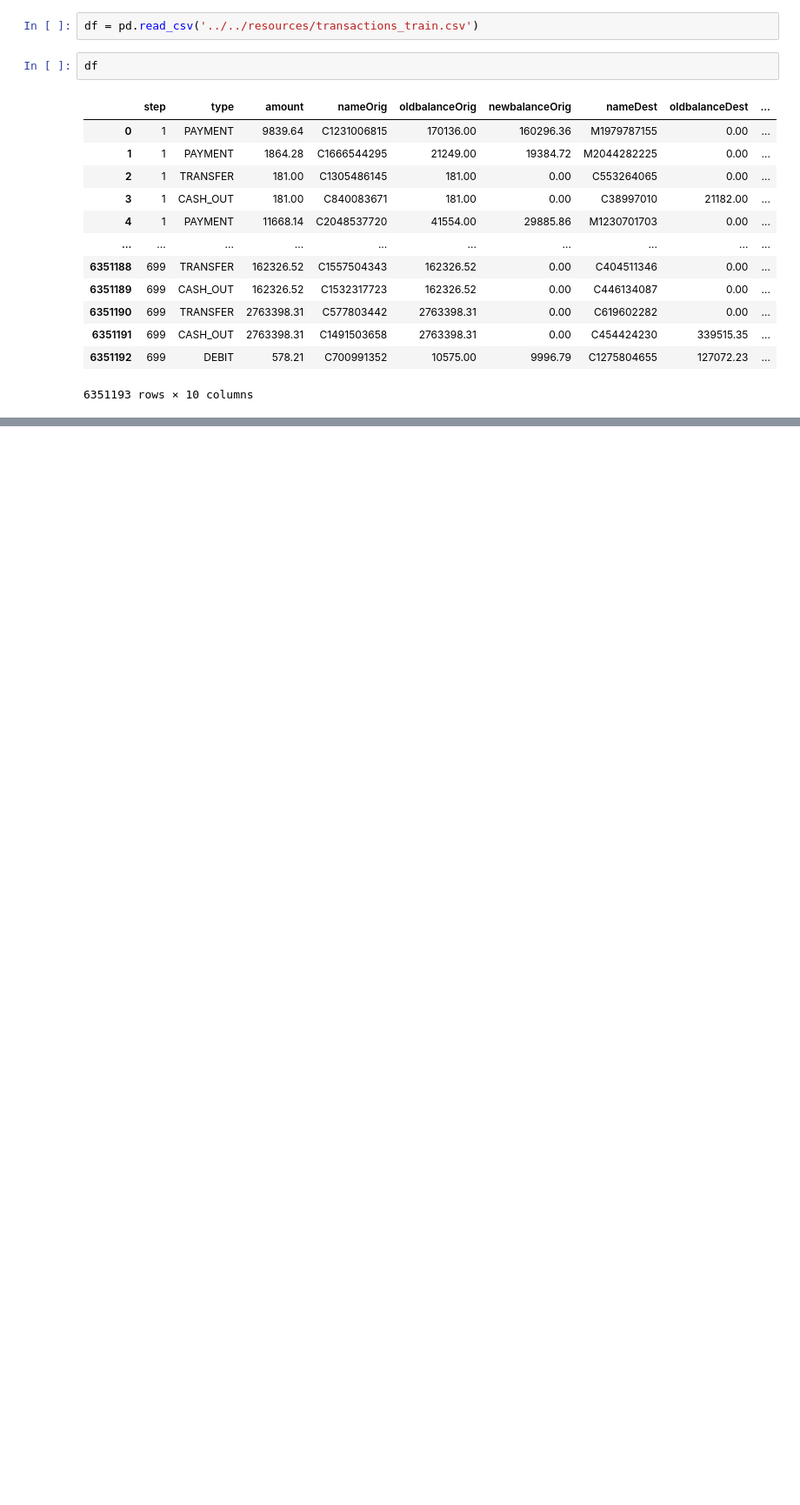
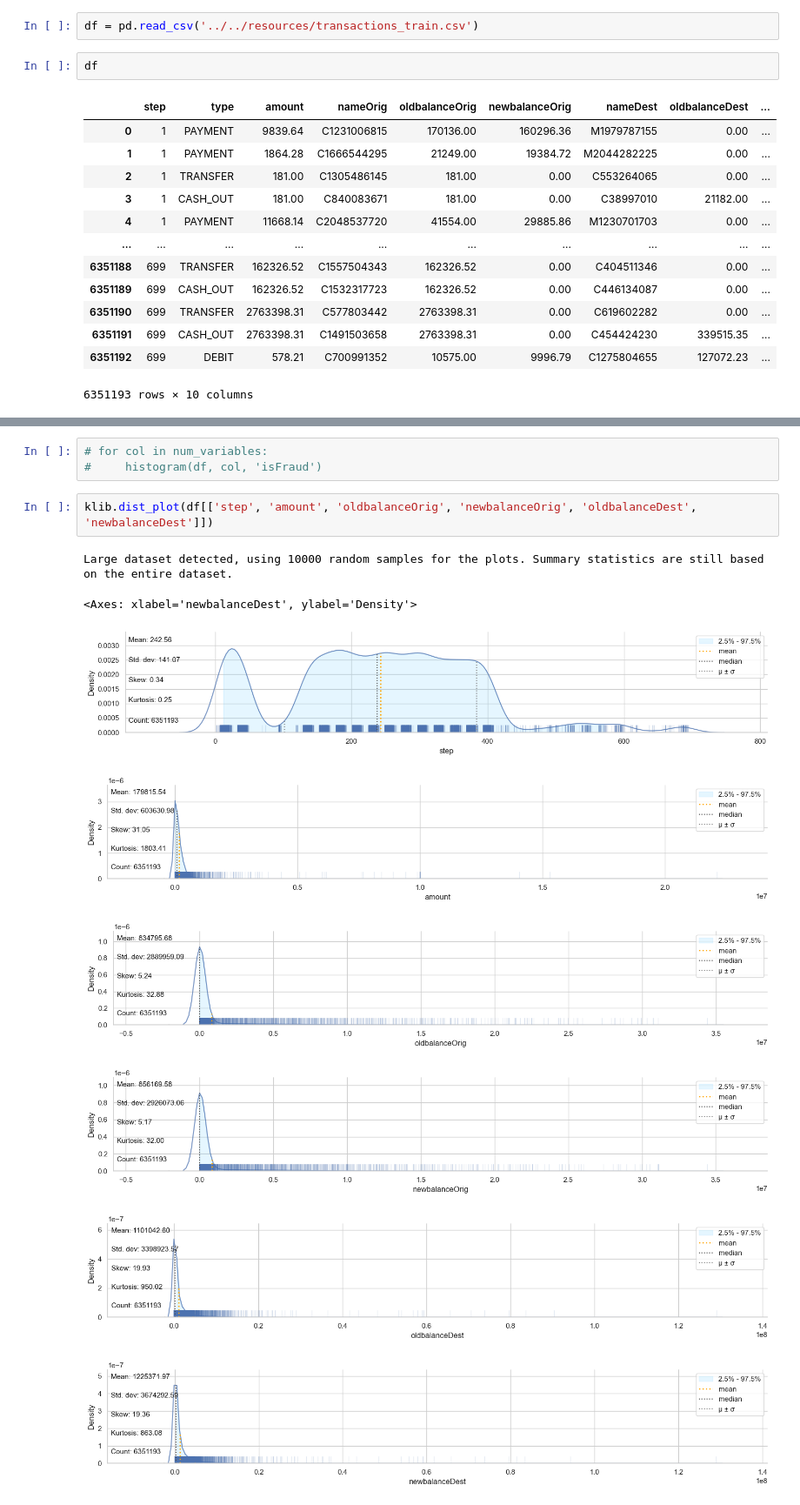
Before and after one commit to manred1997/fraud-detection, a Jupyter notebook: src/notebook/DataUnderstanding.ipynb, the cells around one changed output, grey strips where cells are left out. Shown at 87% size. Cells and saved outputs as stored; diff of their text form; blank space fills up the shorter version.

```diff
--- a/src/notebook/DataUnderstanding.ipynb
+++ b/src/notebook/DataUnderstanding.ipynb
@@ -20,0 +330,14 @@ df
+# %%
+# for col in num_variables:
+#     histogram(df, col, 'isFraud')
+# %%
+klib.dist_plot(df[['step', 'amount', 'oldbalanceOrig', 'newbalanceOrig', 'oldbalanceDest', 'newbalanceDest']])
+# %% [output]
+Large dataset detected, using 10000 random samples for the plots. Summary statistics are still based on the entire dataset.
+<Axes: xlabel='newbalanceDest', ylabel='Density'>
+[figure, added]
+[figure, added]
+[figure, added]
+[figure, added]
+[figure, added]
+[figure, added]
```
Also changed, not shown: parts of 67 cells of this notebook.
